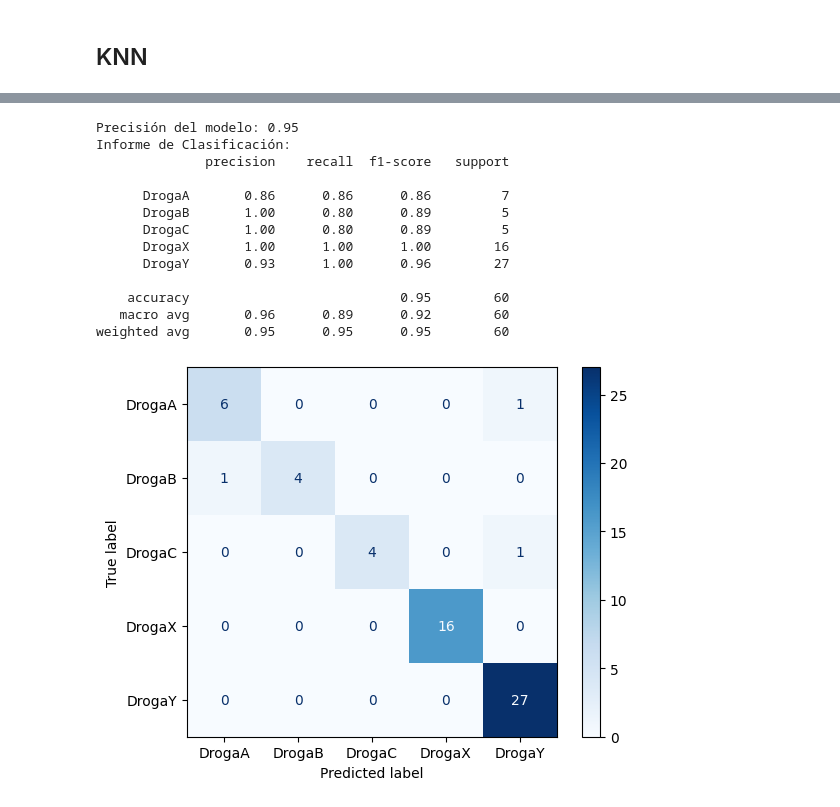
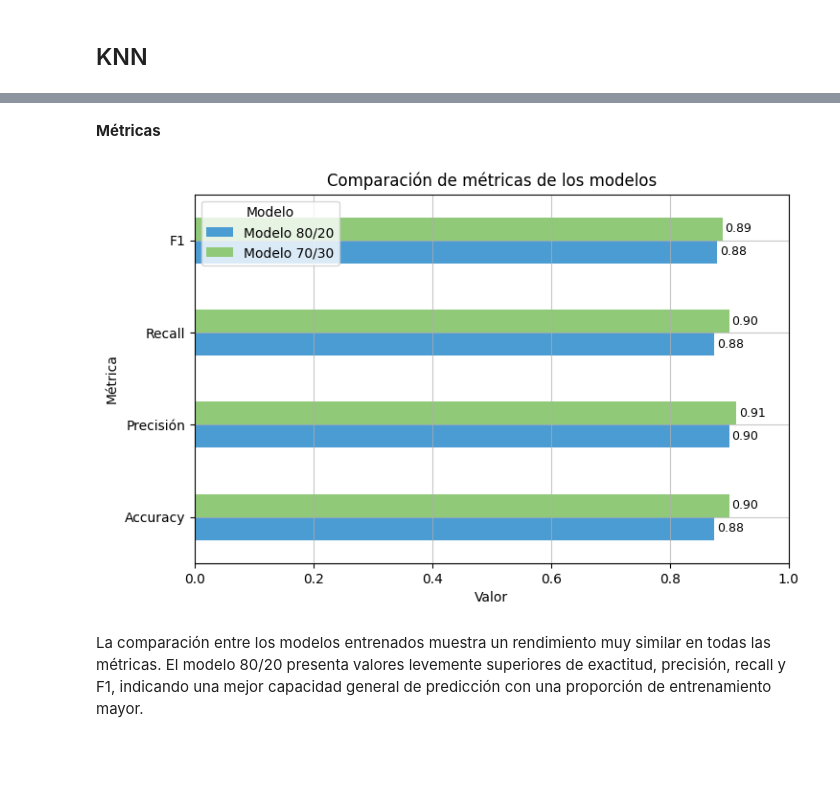
Before and after one commit to juanachies/TP2_Mineria, a Jupyter notebook: tp.ipynb, the cells around one changed output, grey strips where cells are left out. Cells and saved outputs as stored; diff of their text form; code cells hidden in the pictures; blank space fills up the shorter version.

```diff
--- a/tp.ipynb
+++ b/tp.ipynb
@@ -980,12 +1013,18 @@ grid_search1 = GridSearchCV(estimator = KNeighborsClassifier(),
                            cv=5,
                            scoring='accuracy')
 # %%
-# Realizar la búsqueda de hiperparámetros en el conjunto de entrenamiento
+# Realizamos la búsqueda de los mejores hiperparámetros
 grid_search1.fit(X_train_scaled2, y_train2)
 
-# Mostrar los mejores hiperparámetros encontrados
 print("Mejores hiperparámetros:", grid_search1.best_params_)
 
-# Obtener el mejor modelo entrenado
+# Obtenemos el mejor modelo
 mejor_clasificador1 = grid_search1.best_estimator_
+
+# Realizamos las predicciones
+pred_knn1 = mejor_clasificador1.predict(X_test_scaled2)
+
+# Métricas
+print('\nInforme de Clasificación:')
+print(classification_report(y_test2, pred_knn1))
 # %% [output]
@@ -1024,8 +1047,9 @@ weighted avg       0.98      0.97      0.97        40
 # %%
 # Definimos los parámetros de cantidad de vecinos, métrica y valor de p
-parametros_grid = {'n_neighbors': range(1, 50, 10),
+parametros_grid = {'n_neighbors': range(1, 50, 2),
                    'p': [1,2],
-                   'weights': ['uniform', 'distance'] }
+                   'metric': ['minkowski', 'euclidean', 'manhattan']
+                   }
 
 
 grid_search = GridSearchCV(estimator = KNeighborsClassifier(),
@@ -1046,26 +1089,44 @@ Mejores hiperparámetros: {'n_neighbors': 31, 'p': 2, 'weights': 'distance'}
+# %% [markdown]
+**Métricas**
 # %%
-# Realizar predicciones en el conjunto de prueba
-pred_knn = mejor_clasificador.predict(X_test_scaled3)
+# Métricas del modelo 1 (80/20)
+acc1 = accuracy_score(y_test2, pred_knn1)
+prec1 = precision_score(y_test2, pred_knn1, average='weighted')
+rec1  = recall_score(y_test2, pred_knn1, average='weighted')
+f1_knn1   = f1_score(y_test2, pred_knn1, average='weighted')
 
-ConfusionMatrixDisplay.from_predictions(y_test3, pred_knn, cmap=plt.cm.Blues)
+# Métricas del modelo 2 (70/30)
+acc2 = accuracy_score(y_test3, pred_knn)
+prec2 = precision_score(y_test3, pred_knn, average='weighted')
+rec2  = recall_score(y_test3, pred_knn, average='weighted')
+f1_knn2   = f1_score(y_test3, pred_knn, average='weighted')
 
-accuracy = accuracy_score(y_test3, pred_knn)
-print(f'Precisión del modelo: {accuracy:.2f}')
+resultados = pd.DataFrame({
+    'Métrica': ['Accuracy', 'Precisión', 'Recall', 'F1'],
+    'Modelo 80/20': [acc1, prec1, rec1, f1_knn1],
+    'Modelo 70/30': [acc2, prec2, rec2, f1_knn2]
+})
 
-print('Informe de Clasificación:')
-print(classification_report(y_test3, pred_knn))
+
+# Gráfico
+ax = resultados.plot(
+    x='Métrica',
+    kind='barh',
+    figsize=(8,5),
+    color=['#4B9CD3', '#90C978']
+)
+
+plt.title("Comparación de métricas de los modelos")
+plt.xlabel("Valor")
+plt.xlim(0, 1)
+plt.legend(title="Modelo")
+plt.grid(alpha=0.7)
+
+for container in ax.containers:
+    ax.bar_label(container, fmt='%.2f', label_type='edge', padding=2, fontsize=9)
+
+plt.show()
 # %% [output]
-Precisión del modelo: 0.95
-Informe de Clasificación:
-              precision    recall  f1-score   support
-
-      DrogaA       0.86      0.86      0.86         7
-      DrogaB       1.00      0.80      0.89         5
-      DrogaC       1.00      0.80      0.89         5
-      DrogaX       1.00      1.00      1.00        16
-      DrogaY       0.93      1.00      0.96        27
-
-    accuracy                           0.95        60
-   macro avg       0.96      0.89      0.92        60
-weighted avg       0.95      0.95      0.95        60
-[figure, old version]
+[figure, new version]
+# %% [markdown]
+La comparación entre los modelos entrenados muestra un rendimiento muy similar en todas las métricas. El modelo 80/20 presenta valores levemente superiores de exactitud, precisión, recall y F1, indicando una mejor capacidad general de predicción con una proporción de entrenamiento mayor.
```
Also changed, not shown: parts of 58 cells of this notebook.
